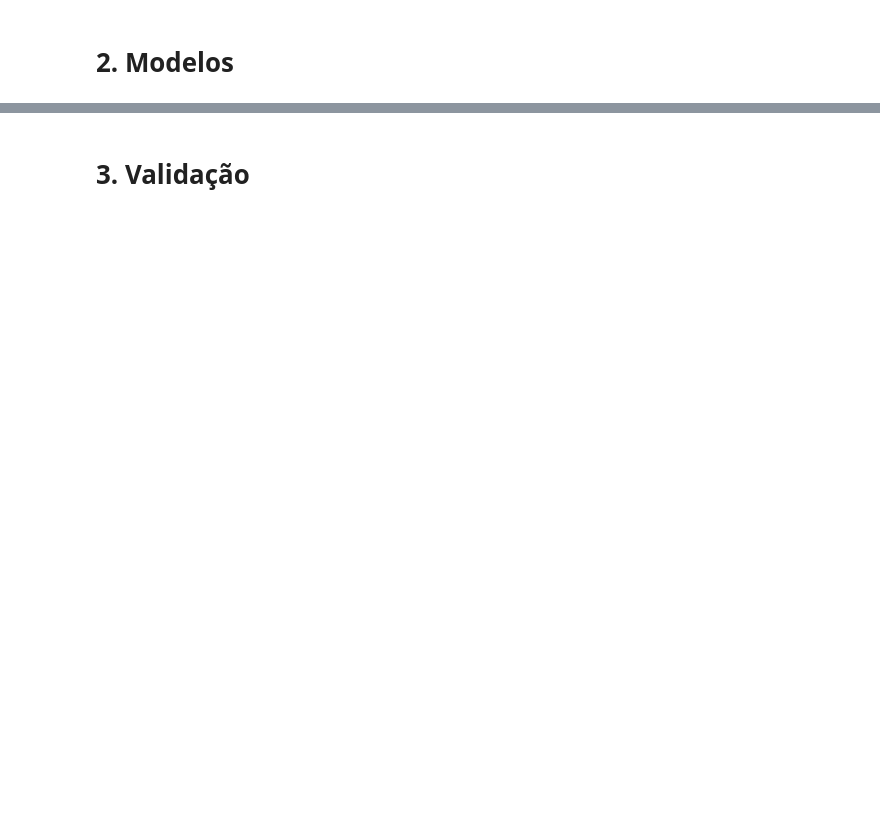
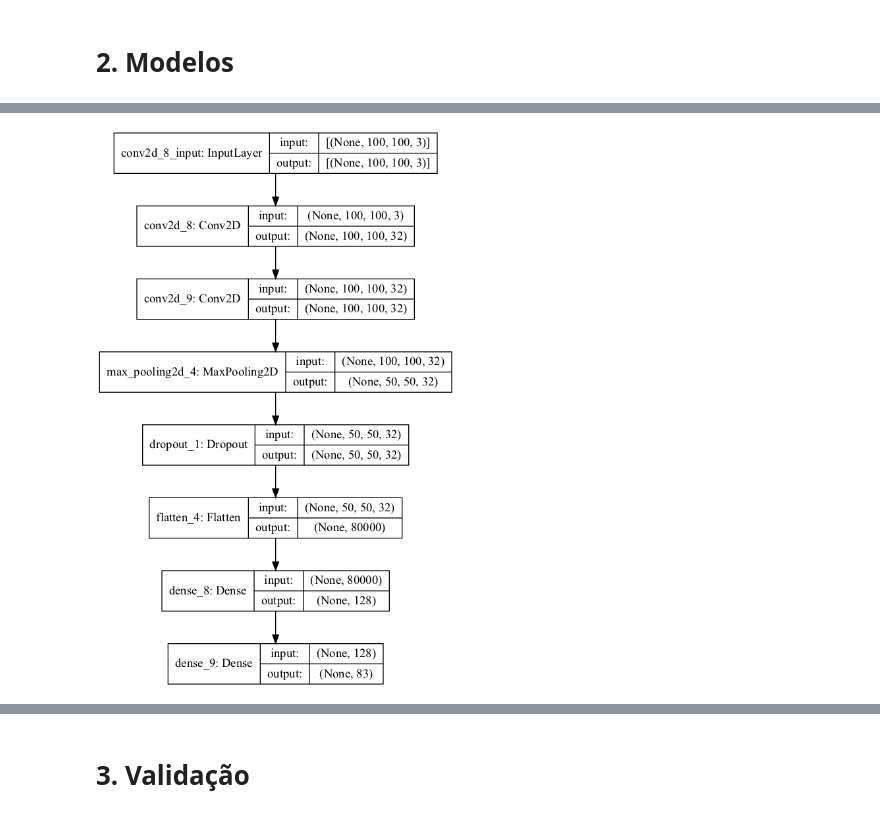
Before and after one commit to antonieti/Atividade2-D3APL, a Jupyter notebook: Atividade2.ipynb, the cells around one changed output, grey strips where cells are left out. Saved outputs shown, nothing was run; the diff lists cells and outputs as text; code cells hidden in the pictures; blank space fills up the shorter version.

```diff
--- a/Atividade2.ipynb
+++ b/Atividade2.ipynb
@@ -372,0 +440,4 @@ class MyGenerator(Sequence):
+# %%
+plot_model(model_vgg1, show_shapes=True)
+# %% [output]
+[figure, added]
```
Also changed, not shown: parts of 91 cells of this notebook, 5 other files.
